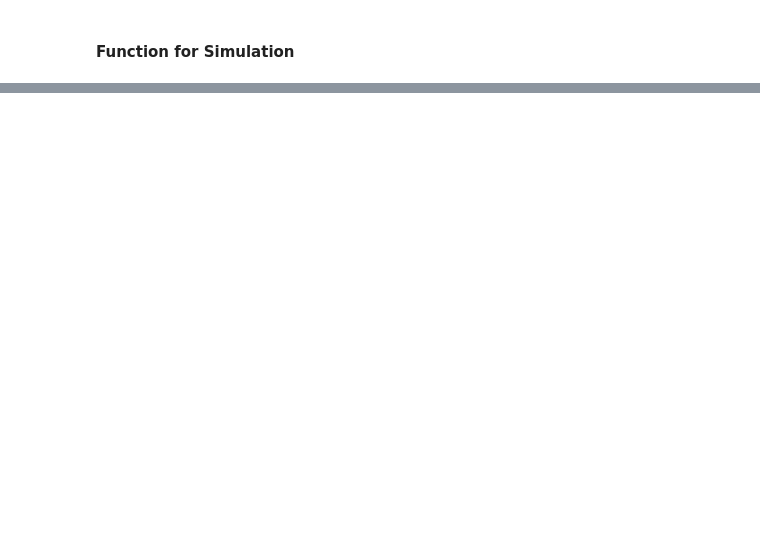
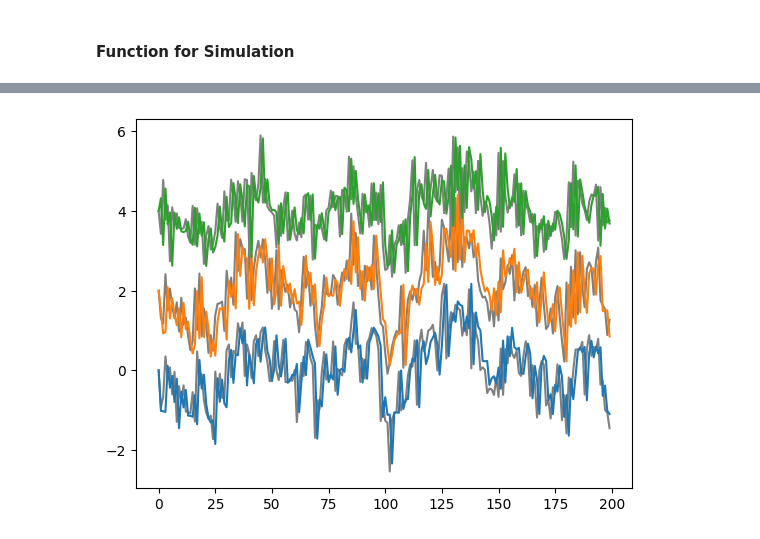
Before and after one commit to djpasseyjr/graphinference, a Jupyter notebook: Notebooks/Jupyter/VARAlternateForms.ipynb, the cells around one changed output, grey strips where cells are left out. Saved outputs shown, nothing was run; the diff lists cells and outputs as text; code cells hidden in the pictures; blank space fills up the shorter version.

```diff
--- a/Notebooks/Jupyter/VARAlternateForms.ipynb
+++ b/Notebooks/Jupyter/VARAlternateForms.ipynb
@@ -157,0 +150,23 @@ plt.plot(Y.T)
+# %%
+def var_sim_form1(nu, A, cov, y0, noise_vecs, timesteps=200):
+    process_dim = A.shape[0]
+    Y = np.zeros((timesteps, process_dim))
+    Y[0, :] = y0
+    for t in range(timesteps - 1):
+        Y[t+1, :] = nu + A @ Y[t, :] + noise_vecs[t]
+    return Y
+# %%
+# translate mu vector to nu vector
+nu = (np.eye(A.shape[0]) - A) @ mu
+# Collect the necessary noise vectors
+noise_vecs = U[max_A_pow:]
+# Initial condition taken from the previous
+y0 = Yform2[0, :]
+
+Yform1 = var_sim_form1(nu, A, cov, y0, noise_vecs)
+
+plt.plot(Yform2, color="gray")
+plt.plot(Yform1)
+plt.show()
+# %% [output]
+[figure, added]
```
Also changed, not shown: parts of 24 cells of this notebook, 3 other files.
